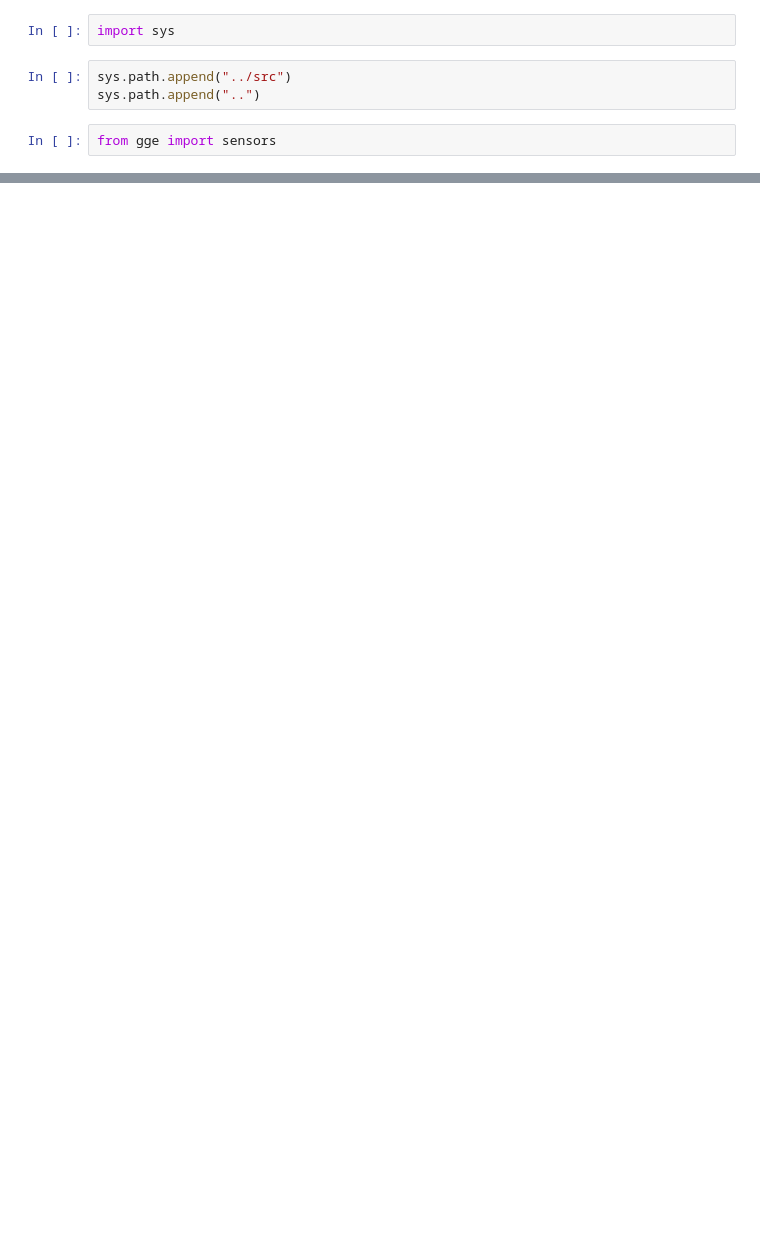
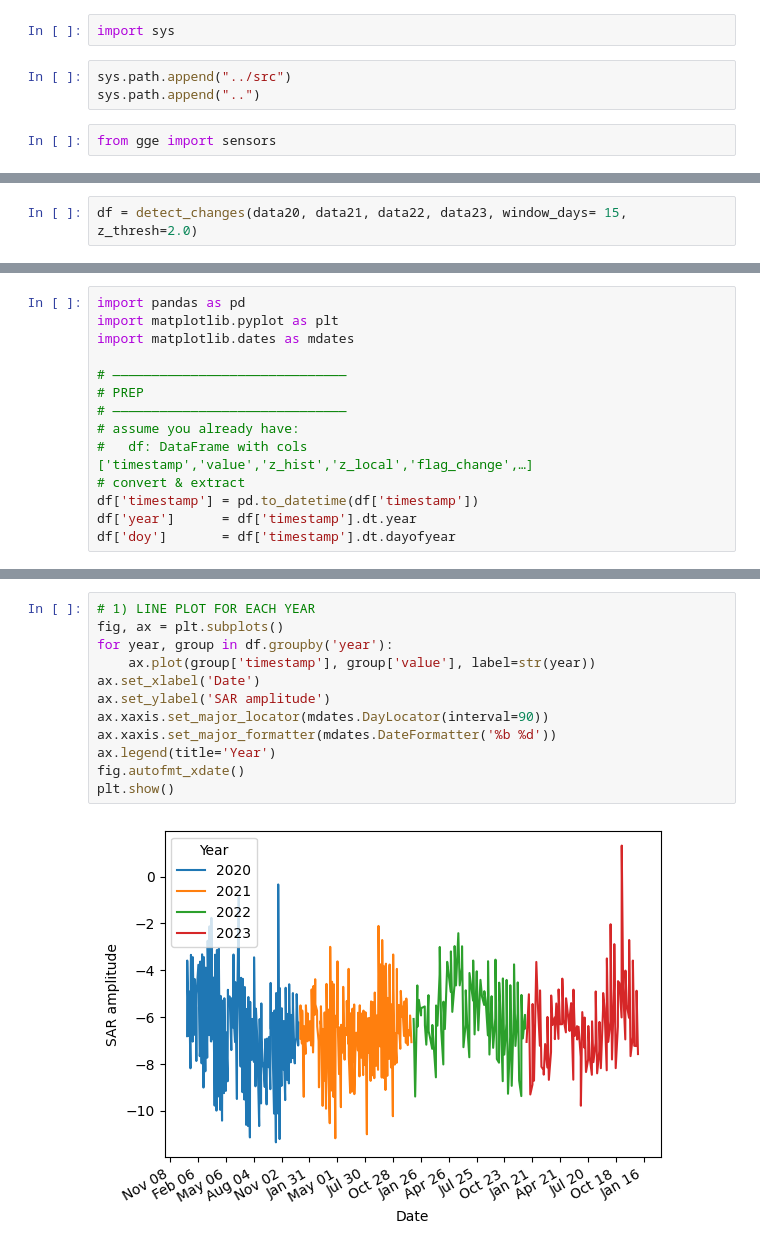
Before and after one commit to aalling93/gge, a Jupyter notebook: Notebooks/Sentinel1.ipynb, the cells around one changed output, grey strips where cells are left out. Saved outputs shown, nothing was run; the diff lists cells and outputs as text; blank space fills up the shorter version.

```diff
--- a/Notebooks/Sentinel1.ipynb
+++ b/Notebooks/Sentinel1.ipynb
@@ -33,0 +365,2 @@ sentinel1.display_rgb(1,bands = ["VV"], gain = 1, gamma = 0.7)
+# %%
+df = detect_changes(data20, data21, data22, data23, window_days= 15, z_thresh=2.0)
@@ -33,0 +369,14 @@ sentinel1.display_rgb(1,bands = ["VV"], gain = 1, gamma = 0.7)
+# %%
+import pandas as pd
+import matplotlib.pyplot as plt
+import matplotlib.dates as mdates
+
+# ——————————————————————————————
+# PREP
+# ——————————————————————————————
+# assume you already have:
+#   df: DataFrame with cols ['timestamp','value','z_hist','z_local','flag_change',…]
+# convert & extract
+df['timestamp'] = pd.to_datetime(df['timestamp'])
+df['year']      = df['timestamp'].dt.year
+df['doy']       = df['timestamp'].dt.dayofyear
@@ -33,0 +427,14 @@ sentinel1.display_rgb(1,bands = ["VV"], gain = 1, gamma = 0.7)
+# %%
+# 1) LINE PLOT FOR EACH YEAR
+fig, ax = plt.subplots()
+for year, group in df.groupby('year'):
+    ax.plot(group['timestamp'], group['value'], label=str(year))
+ax.set_xlabel('Date')
+ax.set_ylabel('SAR amplitude')
+ax.xaxis.set_major_locator(mdates.DayLocator(interval=90))
+ax.xaxis.set_major_formatter(mdates.DateFormatter('%b %d'))
+ax.legend(title='Year')
+fig.autofmt_xdate()
+plt.show()
+# %% [output]
+[figure, added]
```
Also changed, not shown: parts of 44 cells of this notebook, 8 other files.
